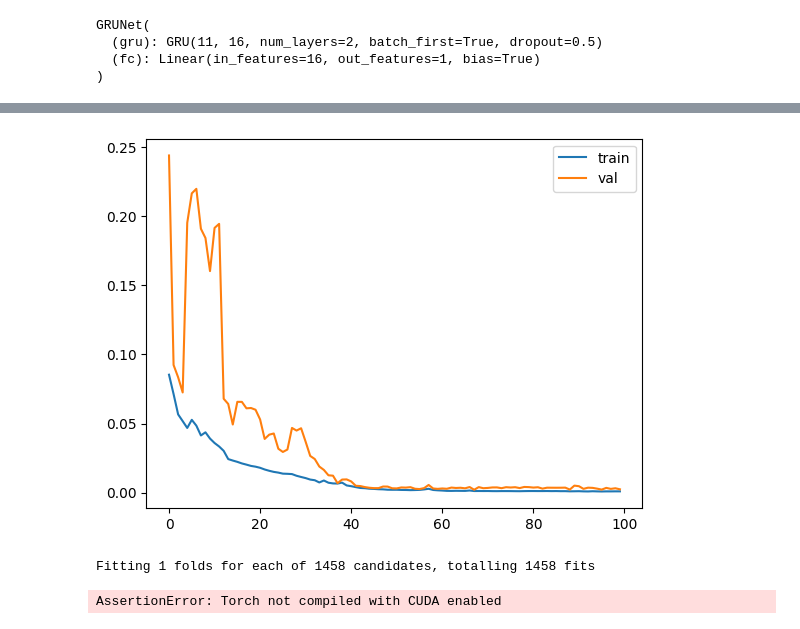
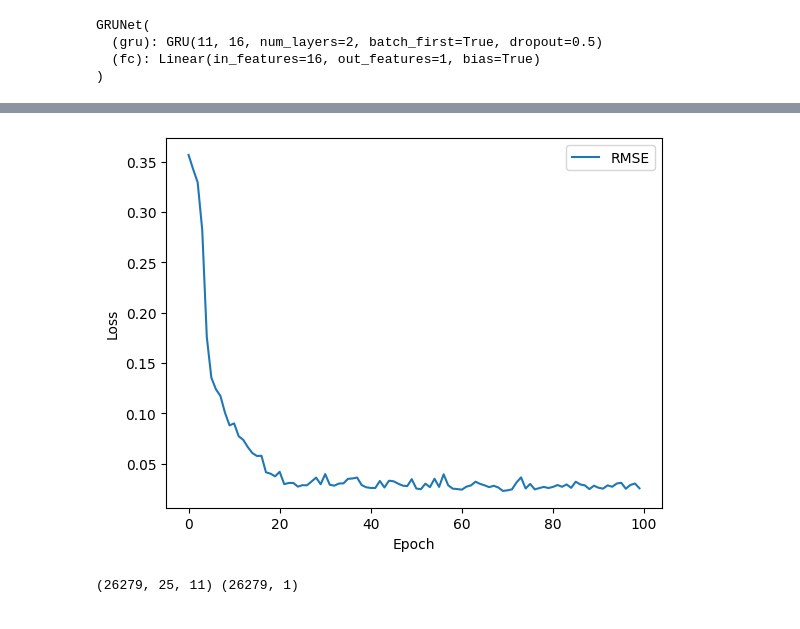
Before and after one commit to UBela/GRUeneEnergie, a Jupyter notebook: train_model.ipynb, the cells around one changed output, grey strips where cells are left out. Drawn from its saved outputs; the diff is of its cells as text; code cells hidden in the pictures.

Commit message:
final training for now

```diff
--- a/train_model.ipynb
+++ b/train_model.ipynb
@@ -207,8 +209,22 @@ def train_model(model, train_loader, val_loader, criterion, optimizer, num_epoch
 # %%
+#Best parameters: {'batch_size': 16, 'iterator_train__shuffle': False, 'max_epochs': 80, 'module__drop_prob': 0.5, 'module__hidden_dim': 16, 'module__n_layers': 1, 'optimizer__lr': 0.001, 'optimizer__weight_decay': 0.0001}
+
 HIDDEN_SIZE = 16
-NUM_LAYERS = 2
-OUTPUT_SIZE = 1
-DROP_PROB = .5
+NUM_LAYERS = 1
 lr = 0.001
+weight_decay = 0.001
+N_EPOCHS = 100
+DROP_PROB = 0.5
+device = torch.device("cuda" if torch.cuda.is_available() else "cpu")
+grad_clip_param = 2
+
+
+
 model = GRUNet(input_dim=INPUT_SIZE, hidden_dim=HIDDEN_SIZE, output_dim=OUTPUT_SIZE, n_layers=NUM_LAYERS, drop_prob=DROP_PROB).to(device)
 optimizer = torch.optim.Adam(model.parameters(), lr=lr, weight_decay=0.0001)
+# %%
+# retrain on entire dataset
+wind_total = np.concatenate((wind_data, wind_data_val), axis=0)
+wind_total_X, wind_total_y = move_sliding_window(wind_total, WINDOW_SIZE, range(11), 0)
+wind_total_dataset = SolarDataset(wind_total_X, wind_total_y)
+dataloader_wind_total = DataLoader(wind_total_dataset, batch_size=32, shuffle=False, drop_last=True)
@@ -215,7 +233,3 @@ optimizer = torch.optim.Adam(model.parameters(), lr=lr, weight_decay=0.0001)
 # %%
-N_EPOCHS = 100
-
-grad_clip_param = 2
-
-model, losses_train, losses_val = train_model(model, dataloader_wind, dataloader_wind_val,  criterion, optimizer, num_epochs=N_EPOCHS, apply_gradient_clipping=True, grad_clip_param=grad_clip_param)
+model, losses_train = train_model(model, dataloader_wind_total, None, criterion, optimizer, num_epochs=N_EPOCHS, apply_gradient_clipping=True, grad_clip_param=grad_clip_param)
 # %% [output]
@@ -230,9 +255,11 @@ torch.save(model.state_dict(), 'model_15_window_size.pth')
 # %%
 # plot losses
-plt.plot(losses_train, label='train')
-plt.plot(losses_val, label='val')
+plt.plot(losses_train, label='RMSE')
+#plt.plot(losses_val, label='val')
 plt.legend()
-plt.savefig('loss_15_window_size.png')
+plt.xlabel('Epoch')
+plt.ylabel('Loss')
+plt.savefig('loss_wind_1h_total.png')
 plt.show()
 # %% [output]
-[figure, old version]
+[figure, new version]
@@ -250,31 +266,7 @@ ps = PredefinedSplit(test_fold)
-# %%
-
-
-net = NeuralNetRegressor(
-    module=GRUNet,
-    module__input_dim=INPUT_SIZE,  # Set the input dimension
-    module__output_dim=OUTPUT_SIZE,  # Set the output dimension
-    criterion=torch.nn.MSELoss,
-    optimizer=optim.Adam,
-    device='cuda'  # Change this to 'cpu' if not using a GPU
-)
-
-params = {
-    'module__hidden_dim': [16, 32, 64],
-    'module__n_layers': [1, 2, 3],
-    'module__drop_prob': [0.1, 0.2, 0.3],
-    'optimizer__lr': [0.001, 0.01, 0.1],
-    'optimizer__weight_decay': [0.0001, 0.001],
-    'max_epochs': [10, 20, 50],
-    'batch_size': [16, 32, 64],
-    'iterator_train__shuffle': [False],  # Set shuffle to False for time series data
-}
-
-# Using predefined split as before
-gs = GridSearchCV(net, params, refit=False, cv=ps, scoring='neg_mean_squared_error', verbose=2, error_score='raise')
-
-# Fit the Grid Search with combined data
-gs.fit(solar_X_combined, solar_y_combined)
-# %% [output]
-Fitting 1 folds for each of 1458 candidates, totalling 1458 fits
-AssertionError: Torch not compiled with CUDA enabled
+# %%
+total_solar = np.concatenate((solar_data, solar_data_val), axis=0)
+total_solar_X, total_solar_y = move_sliding_window(total_solar, WINDOW_SIZE, range(11), 0)
+total_solar_dataset = SolarDataset(total_solar_X, total_solar_y)
+dataloader_solar_total = DataLoader(total_solar_dataset, batch_size=32, shuffle=False, drop_last=True)
+# %% [output]
+(26279, 25, 11) (26279, 1)
```
Also changed, not shown: parts of 13 cells of this notebook, 10 other files.
